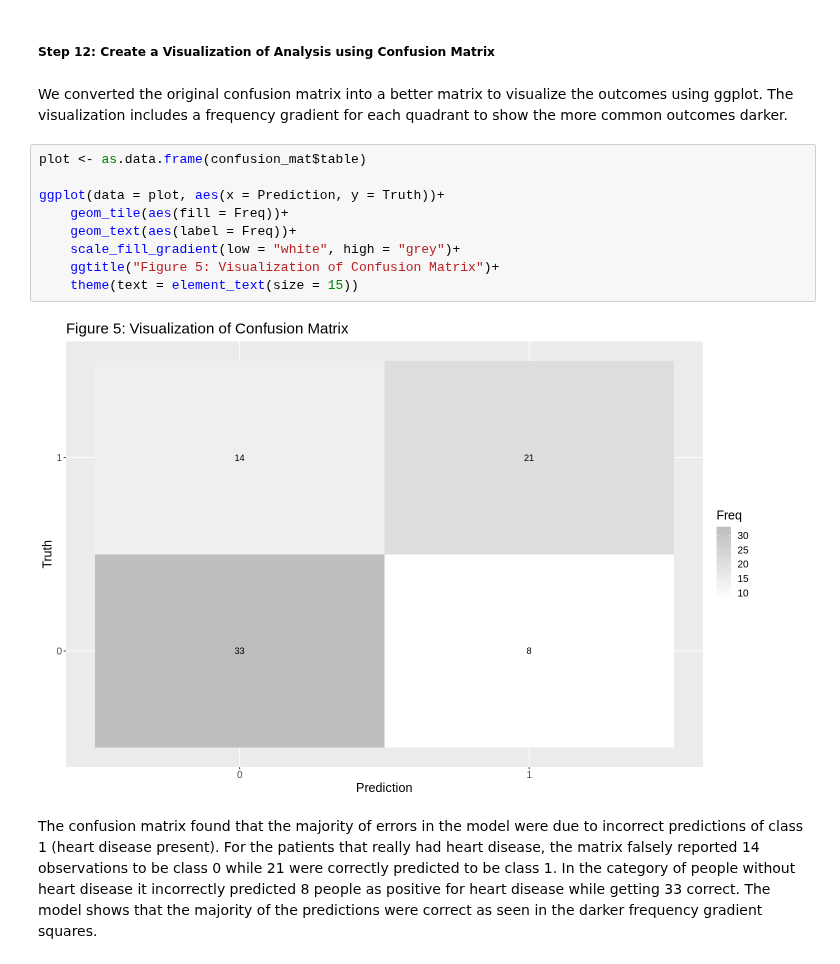
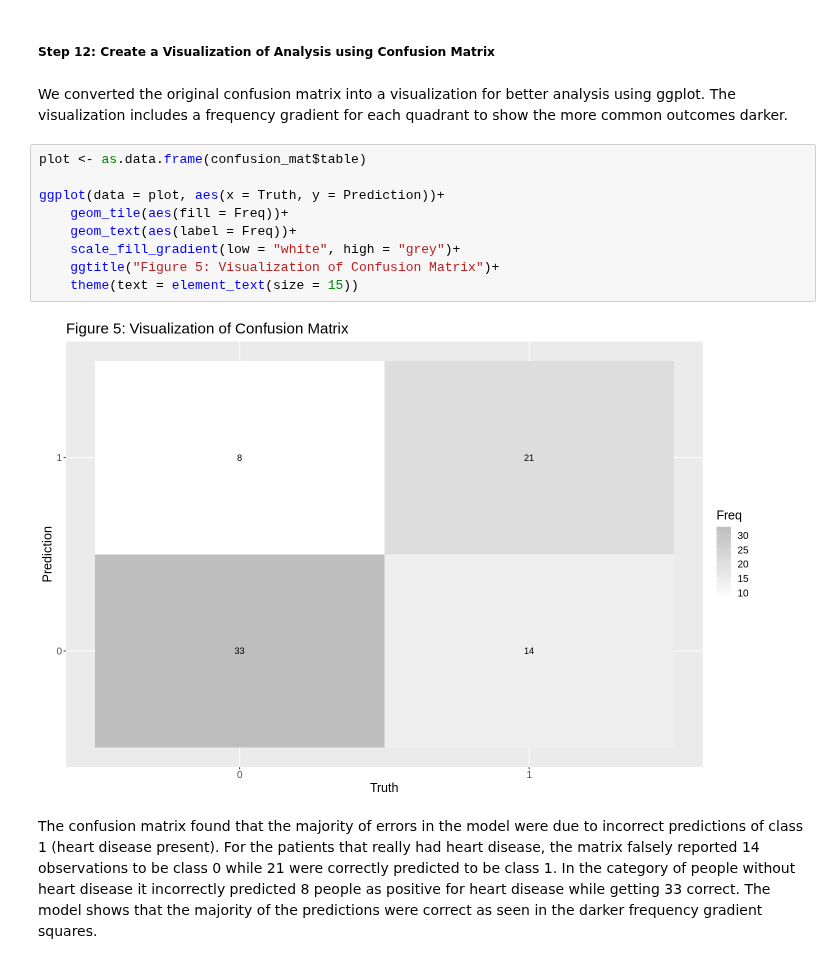
Before and after one commit to cchurch999/Data-Science-Group-Project-Books, a Jupyter notebook: Preliminary exploratory data analysis.ipynb, the cells around one changed output. Drawn from its saved outputs; the diff is of its cells as text.

```diff
--- a/Preliminary exploratory data analysis.ipynb
+++ b/Preliminary exploratory data analysis.ipynb
@@ -413,18 +413,18 @@ precision
 # %% [markdown]
 ##### Step 12: Create a Visualization of Analysis using Confusion Matrix
 # %% [markdown]
-We converted the original confusion matrix into a better matrix to visualize the outcomes using ggplot. The visualization includes a frequency gradient for each quadrant to show the more common outcomes darker.
+We converted the original confusion matrix into a visualization for better analysis using ggplot. The visualization includes a frequency gradient for each quadrant to show the more common outcomes darker.
 # %%
 plot <- as.data.frame(confusion_mat$table)
 
-ggplot(data = plot, aes(x = Prediction, y = Truth))+
+ggplot(data = plot, aes(x = Truth, y = Prediction))+
     geom_tile(aes(fill = Freq))+
     geom_text(aes(label = Freq))+
     scale_fill_gradient(low = "white", high = "grey")+
     ggtitle("Figure 5: Visualization of Confusion Matrix")+
     theme(text = element_text(size = 15))
 # %% [output]
-[figure, old version]
+[figure, new version]
 # %% [markdown]
 The confusion matrix found that the majority of errors in the model were due to incorrect predictions of class 1 (heart disease present). For the patients that really had heart disease, the matrix falsely reported 14 observations to be class 0 while 21 were correctly predicted to be class 1.  In the category of people without heart disease it incorrectly predicted 8 people as positive for heart disease while getting 33 correct. The model shows that the majority of the predictions were correct as seen in the darker frequency gradient squares.
 # %% [markdown]
```
Also changed, not shown: parts of 6 cells of this notebook.
